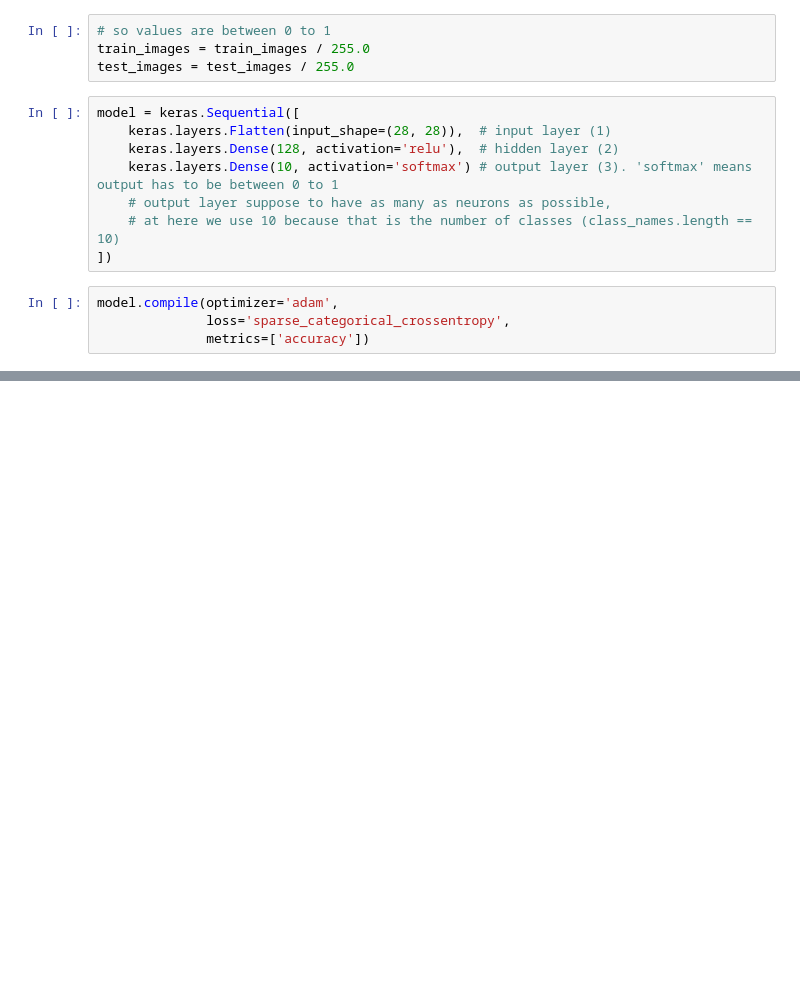
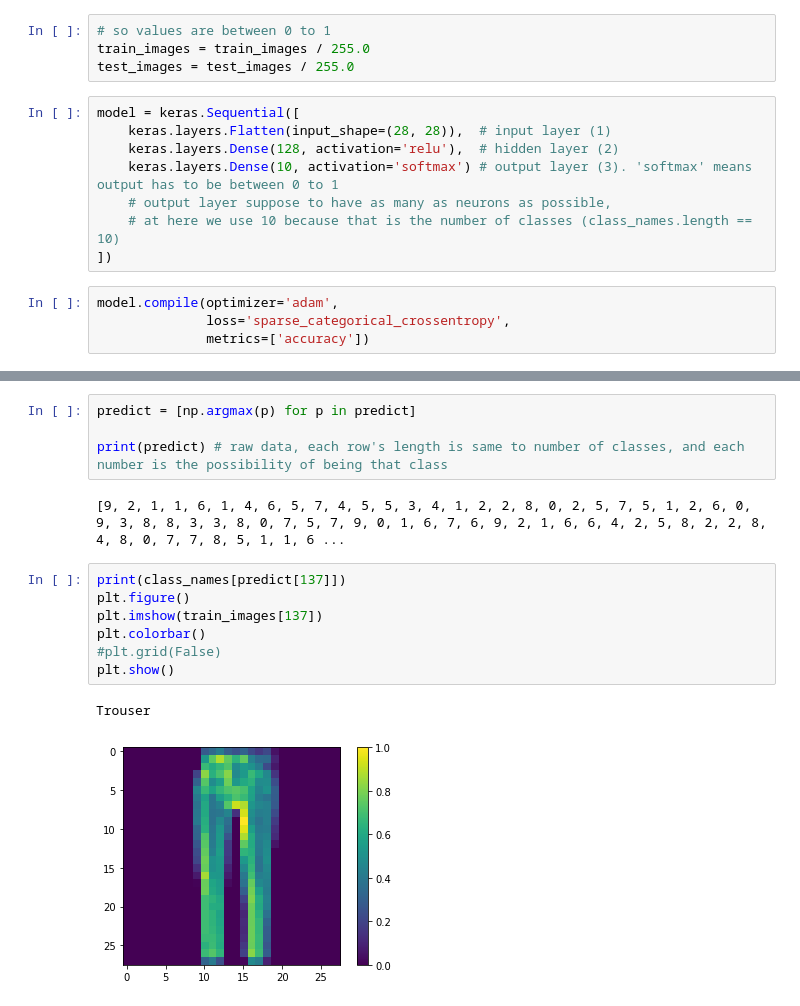
Before and after one commit to FreddieMercy/Deep-Learning-A-Z-Hands-On-Artificial-Neural-Networks, a Jupyter notebook: Practice/Tensorflow Colab Practice/freeCodeCamp.org/ImageProcessingNeuralNetworks.ipynb, the cells around one changed output, grey strips where cells are left out. Saved outputs shown, nothing was run; the diff lists cells and outputs as text; blank space fills up the shorter version.

```diff
--- a/Practice/Tensorflow Colab Practice/freeCodeCamp.org/ImageProcessingNeuralNetworks.ipynb
+++ b/Practice/Tensorflow Colab Practice/freeCodeCamp.org/ImageProcessingNeuralNetworks.ipynb
@@ -102,0 +94,16 @@ print(predict)
+# %%
+predict = [np.argmax(p) for p in predict]
+
+print(predict) # raw data, each row's length is same to number of classes, and each number is the possibility of being that class
+# %% [output]
+[9, 2, 1, 1, 6, 1, 4, 6, 5, 7, 4, 5, 5, 3, 4, 1, 2, 2, 8, 0, 2, 5, 7, 5, 1, 2, 6, 0, 9, 3, 8, 8, 3, 3, 8, 0, 7, 5, 7, 9, 0, 1, 6, 7, 6, 9, 2, 1, 6, 6, 4, 2, 5, 8, 2, 2, 8, 4, 8, 0, 7, 7, 8, 5, 1, 1, 6 ...
+# %%
+print(class_names[predict[137]])
+plt.figure()
+plt.imshow(train_images[137])
+plt.colorbar()
+#plt.grid(False)
+plt.show()
+# %% [output]
+Trouser
+[figure, added]
```
Also changed, not shown: parts of 7 cells of this notebook.
